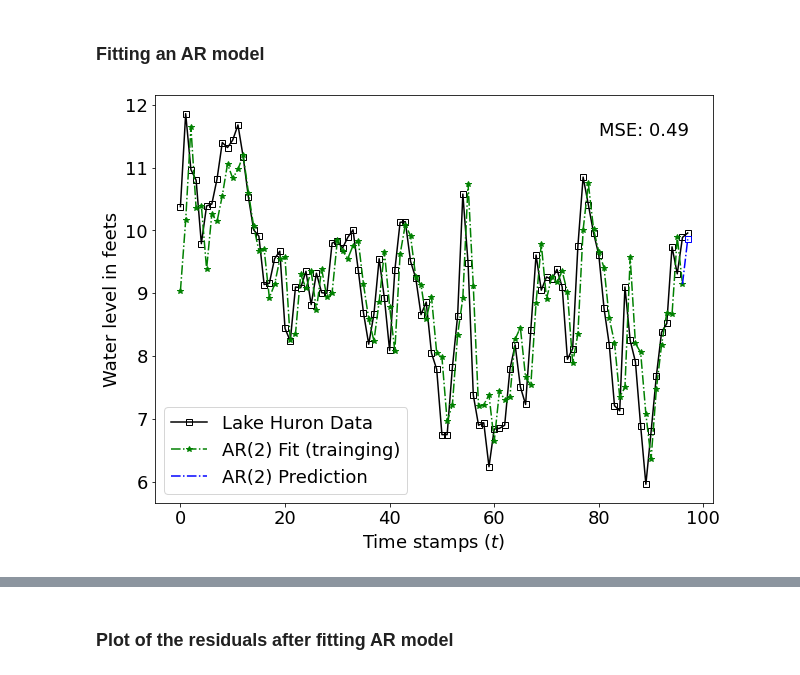
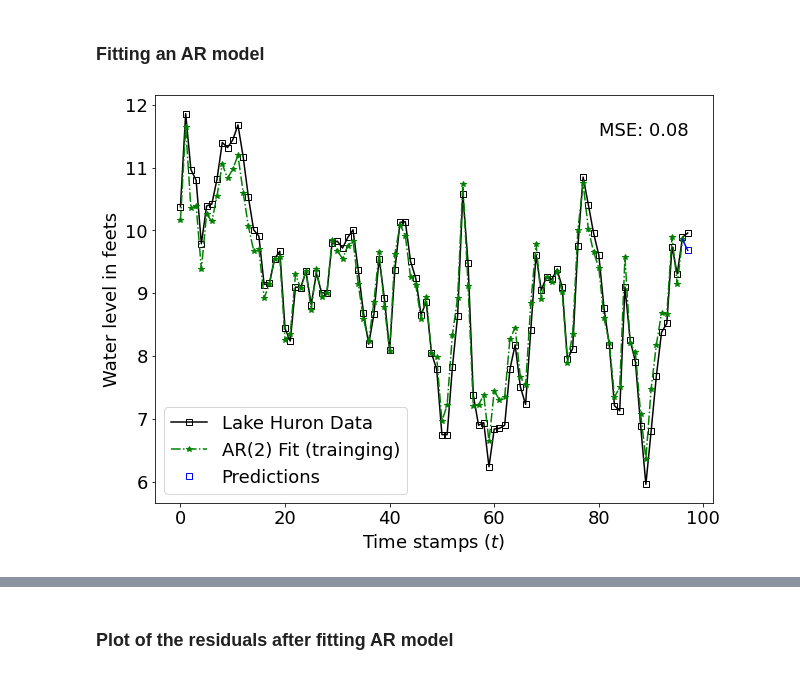
Before and after one commit to YassYe/Deeplearning-Workshops-FYP, a Jupyter notebook: Project2/TimeSeriesProject.ipynb, the cells around one changed output, grey strips where cells are left out. Saved outputs shown, nothing was run; the diff lists cells and outputs as text; code cells hidden in the pictures.

```diff
--- a/Project2/TimeSeriesProject.ipynb
+++ b/Project2/TimeSeriesProject.ipynb
@@ -241,26 +251,26 @@ Warnings:
 # %%
 modelAR = ARIMA(data[0:-1], order=(2,0,0))
 resultsAR = modelAR.fit()
 # Make predictions for the test set
-forecastAR = resultsAR.predict(start=0, end=97)
-MSE_AR =((data - forecastAR)**2).mean()
+forecastAR = resultsAR.predict(start=1, end=98)
+MSE_AR =((data - forecastAR[0:98])**2).mean()
 
 predtimes = np.arange(0,len(forecastAR))
 plt.figure()
 plt.plot(dataTime, data,  "k", marker='s', markerfacecolor='none')
 plt.plot(predtimes[0:-1], forecastAR[0:-1], 'g*-.')
 #connect the plots
-plt.plot(predtimes[-2:], forecastAR[-2:], 'b-.')
-plt.plot(predtimes[-1:], forecastAR[-1:], 'bs',  markerfacecolor='none')
+plt.plot(predtimes[-1], forecastAR[-1], 'bs', markerfacecolor='none')
+plt.plot(predtimes[-2:], forecastAR[-2:], 'b')
 plt.xlabel("Time stamps $(t)$")
 plt.ylabel("Water level in feets")
-plt.legend(["Lake Huron Data", "AR(2) Fit (trainging)", "AR(2) Prediction"])
+plt.legend(["Lake Huron Data", "AR(2) Fit (trainging)", "Predictions"])
 plt.text(80, 11.5, "MSE: {:.2f}".format(MSE_AR))
 
 #save figure
 plt.show()
 # %% [output]
-[figure, old version]
+[figure, new version]
 # %%
 # Model summary
 print(resultsAR.summary())
```
Also changed, not shown: parts of 17 cells of this notebook, 9 other files.
